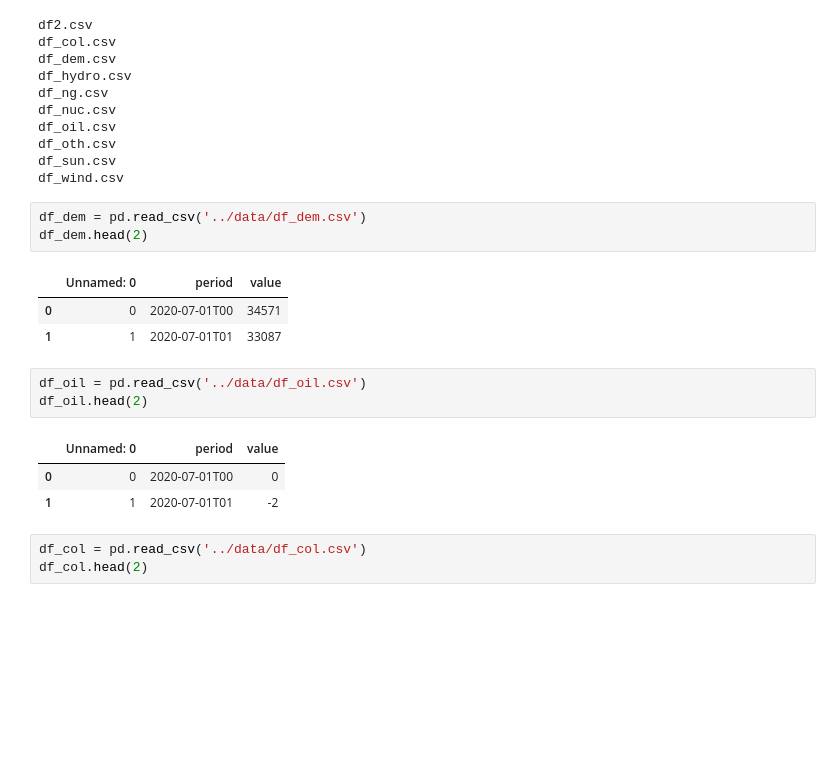
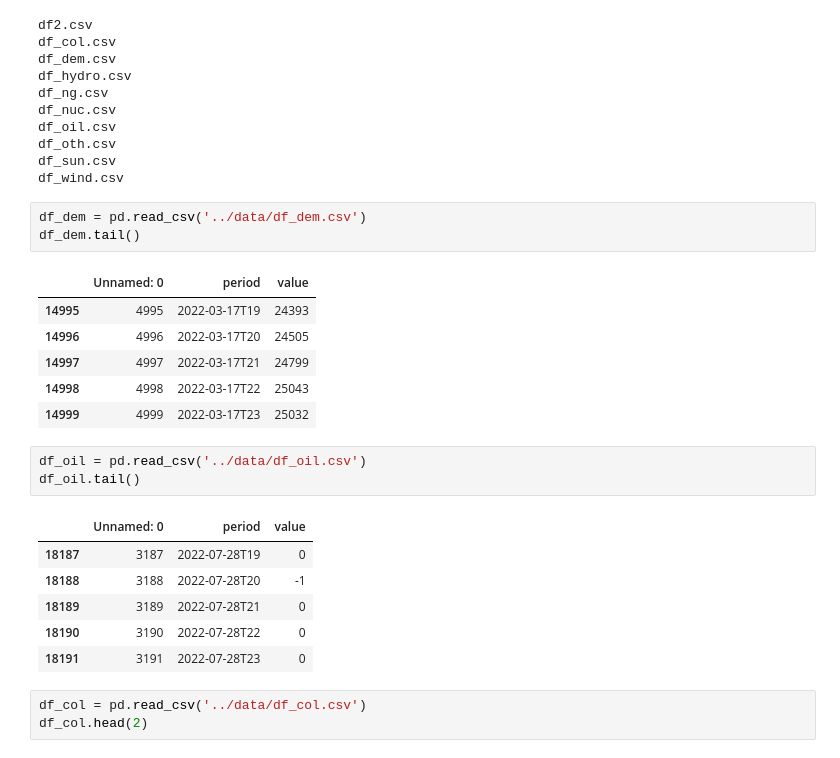
Before and after one commit to cdfurr/Solar-Power, a Jupyter notebook: Notebooks/Notebook_5.ipynb, the cells around one changed output. Drawn from its saved outputs; the diff is of its cells as text; blank space fills up the shorter version.

```diff
--- a/Notebooks/Notebook_5.ipynb
+++ b/Notebooks/Notebook_5.ipynb
@@ -70,18 +70,24 @@ df_sun.csv
 df_wind.csv
 # %%
 df_dem = pd.read_csv('../data/df_dem.csv')
-df_dem.head(2)
+df_dem.tail()
 # %% [output]
 |  | Unnamed: 0 | period | value |
-| 0 | 0 | 2020-07-01T00 | 34571 |
-| 1 | 1 | 2020-07-01T01 | 33087 |
+| 14995 | 4995 | 2022-03-17T19 | 24393 |
+| 14996 | 4996 | 2022-03-17T20 | 24505 |
+| 14997 | 4997 | 2022-03-17T21 | 24799 |
+| 14998 | 4998 | 2022-03-17T22 | 25043 |
+| 14999 | 4999 | 2022-03-17T23 | 25032 |
 # %%
 df_oil = pd.read_csv('../data/df_oil.csv')
-df_oil.head(2)
+df_oil.tail()
 # %% [output]
 |  | Unnamed: 0 | period | value |
-| 0 | 0 | 2020-07-01T00 | 0 |
-| 1 | 1 | 2020-07-01T01 | -2 |
+| 18187 | 3187 | 2022-07-28T19 | 0 |
+| 18188 | 3188 | 2022-07-28T20 | -1 |
+| 18189 | 3189 | 2022-07-28T21 | 0 |
+| 18190 | 3190 | 2022-07-28T22 | 0 |
+| 18191 | 3191 | 2022-07-28T23 | 0 |
 # %%
 df_col = pd.read_csv('../data/df_col.csv')
 df_col.head(2)
```
Also changed, not shown: parts of 13 cells of this notebook, 2 other files.
